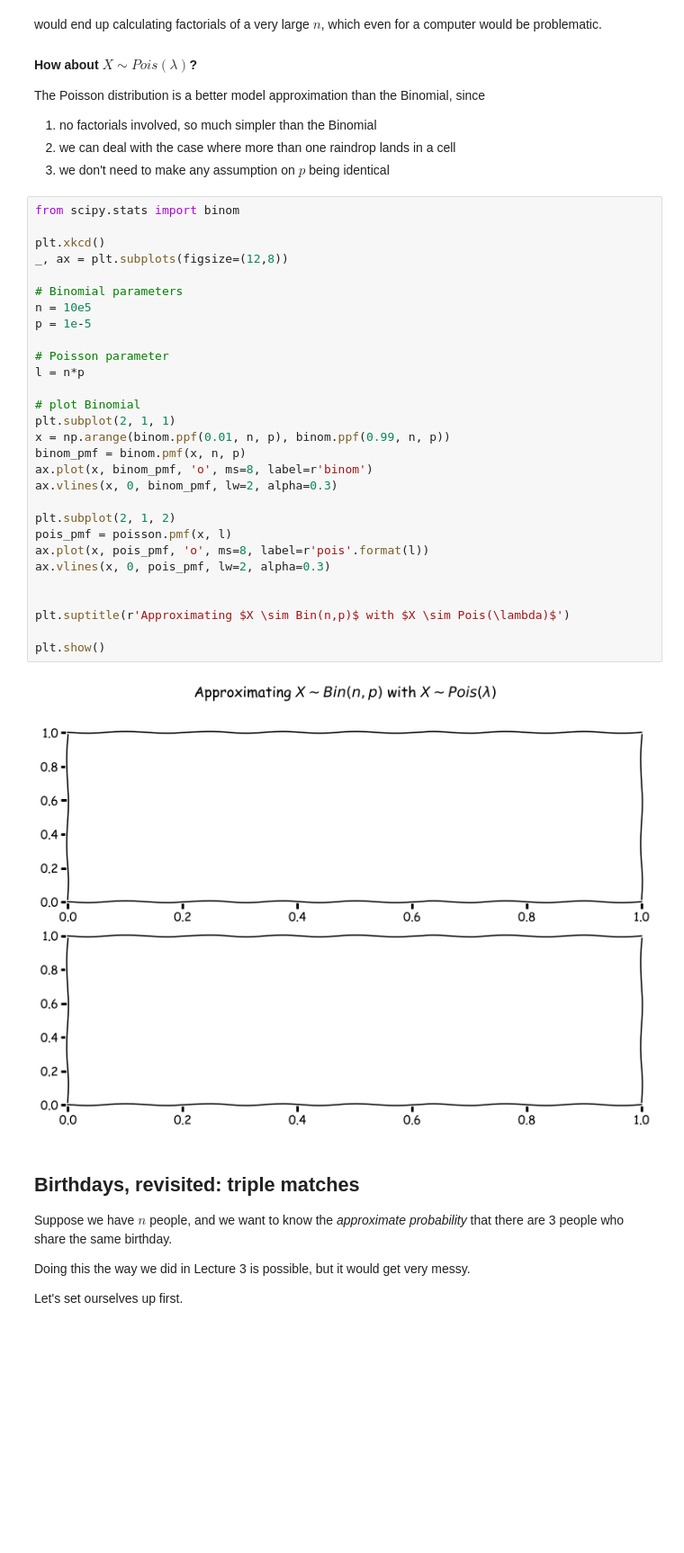
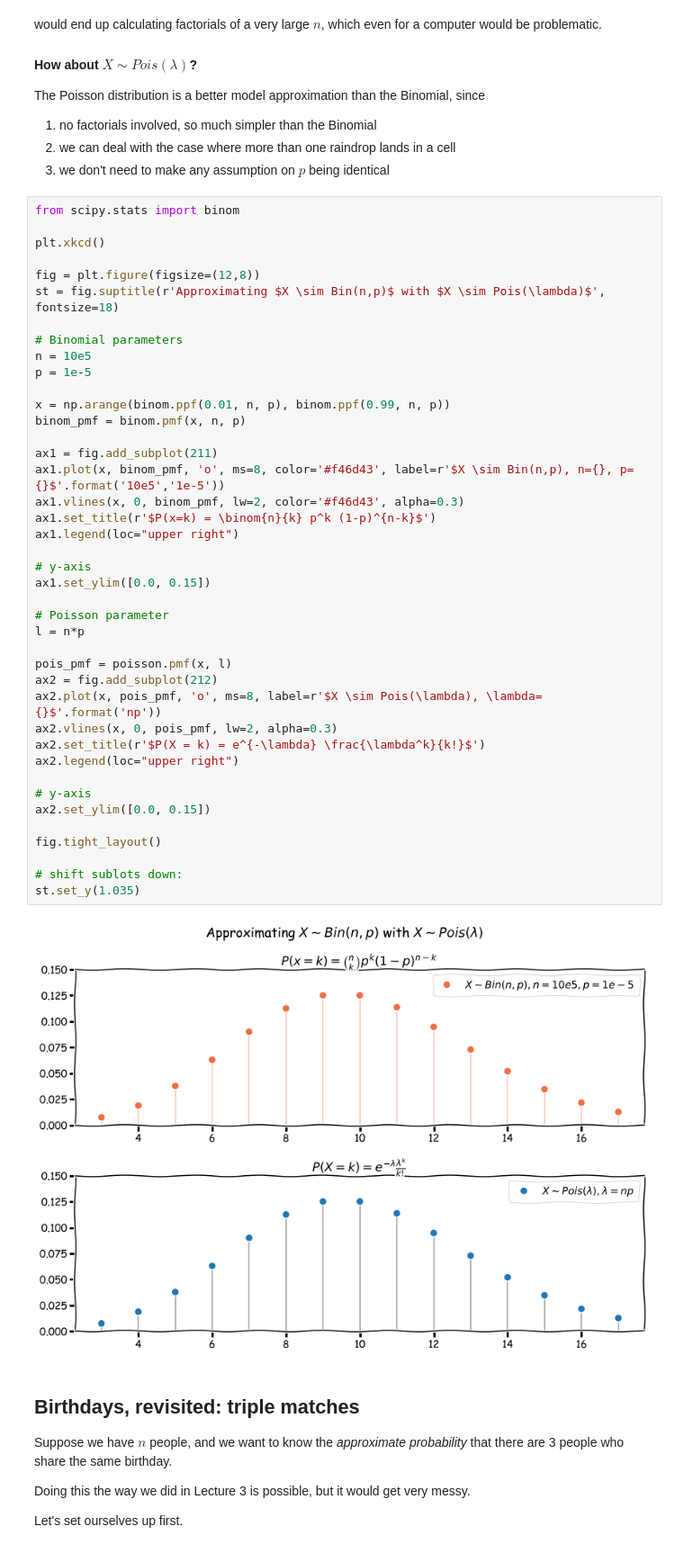
Before and after one commit to buruzaemon/stats-110, a Jupyter notebook: Lecture_11.ipynb, the cells around one changed output. Shown at 90% size. Saved outputs shown, nothing was run; the diff lists cells and outputs as text; blank space fills up the shorter version.

Commit message:
Minor tweaks to graphs; adding link to Lecture 11 on YouTube

```diff
--- a/Lecture_11.ipynb
+++ b/Lecture_11.ipynb
@@ -202,34 +202,46 @@ The Poisson distribution is a better model approximation than the Binomial, sinc
 # %%
 from scipy.stats import binom
 
 plt.xkcd()
-_, ax = plt.subplots(figsize=(12,8))
+
+fig = plt.figure(figsize=(12,8))
+st = fig.suptitle(r'Approximating $X \sim Bin(n,p)$ with $X \sim Pois(\lambda)$', fontsize=18)
 
 # Binomial parameters
 n = 10e5
 p = 1e-5
 
+x = np.arange(binom.ppf(0.01, n, p), binom.ppf(0.99, n, p))
+binom_pmf = binom.pmf(x, n, p)
+
+ax1 = fig.add_subplot(211)
+ax1.plot(x, binom_pmf, 'o', ms=8, color='#f46d43', label=r'$X \sim Bin(n,p), n={}, p={}$'.format('10e5','1e-5'))
+ax1.vlines(x, 0, binom_pmf, lw=2, color='#f46d43', alpha=0.3)
+ax1.set_title(r'$P(x=k) = \binom{n}{k} p^k (1-p)^{n-k}$')
+ax1.legend(loc="upper right")
+
+# y-axis
+ax1.set_ylim([0.0, 0.15])
+
 # Poisson parameter
 l = n*p
 
-# plot Binomial
-plt.subplot(2, 1, 1)
-x = np.arange(binom.ppf(0.01, n, p), binom.ppf(0.99, n, p))
-binom_pmf = binom.pmf(x, n, p)
-ax.plot(x, binom_pmf, 'o', ms=8, label=r'binom')
-ax.vlines(x, 0, binom_pmf, lw=2, alpha=0.3)
+pois_pmf = poisson.pmf(x, l)
+ax2 = fig.add_subplot(212)
+ax2.plot(x, pois_pmf, 'o', ms=8, label=r'$X \sim Pois(\lambda), \lambda={}$'.format('np'))
+ax2.vlines(x, 0, pois_pmf, lw=2, alpha=0.3)
+ax2.set_title(r'$P(X = k) = e^{-\lambda} \frac{\lambda^k}{k!}$')
+ax2.legend(loc="upper right")
 
-plt.subplot(2, 1, 2)
-pois_pmf = poisson.pmf(x, l)
-ax.plot(x, pois_pmf, 'o', ms=8, label=r'pois'.format(l))
-ax.vlines(x, 0, pois_pmf, lw=2, alpha=0.3)
+# y-axis
+ax2.set_ylim([0.0, 0.15])
 
+fig.tight_layout()
 
-plt.suptitle(r'Approximating $X \sim Bin(n,p)$ with $X \sim Pois(\lambda)$')
-
-plt.show()
+# shift sublots down:
+st.set_y(1.035)
 # %% [output]
-[figure, old version]
+[figure, new version]
 # %% [markdown]
 ## Birthdays, revisited: triple matches
 
```
Also changed, not shown: parts of 1 cell of this notebook, 2 other files.
